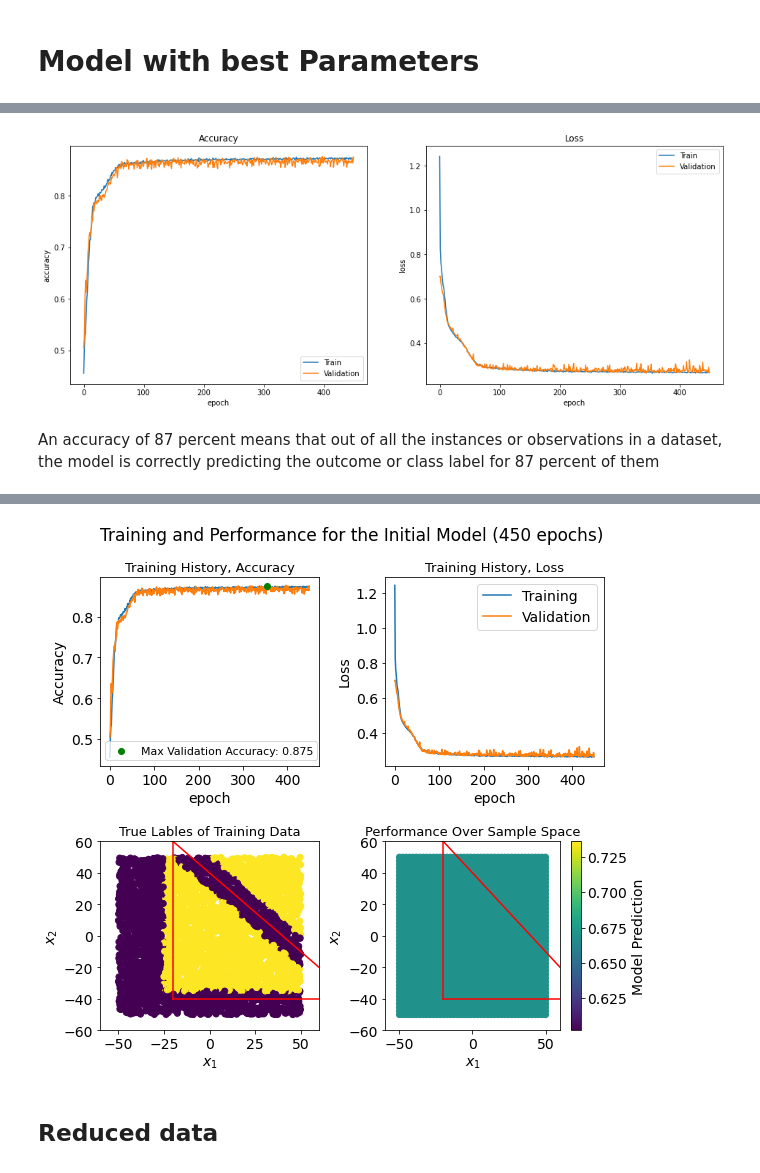
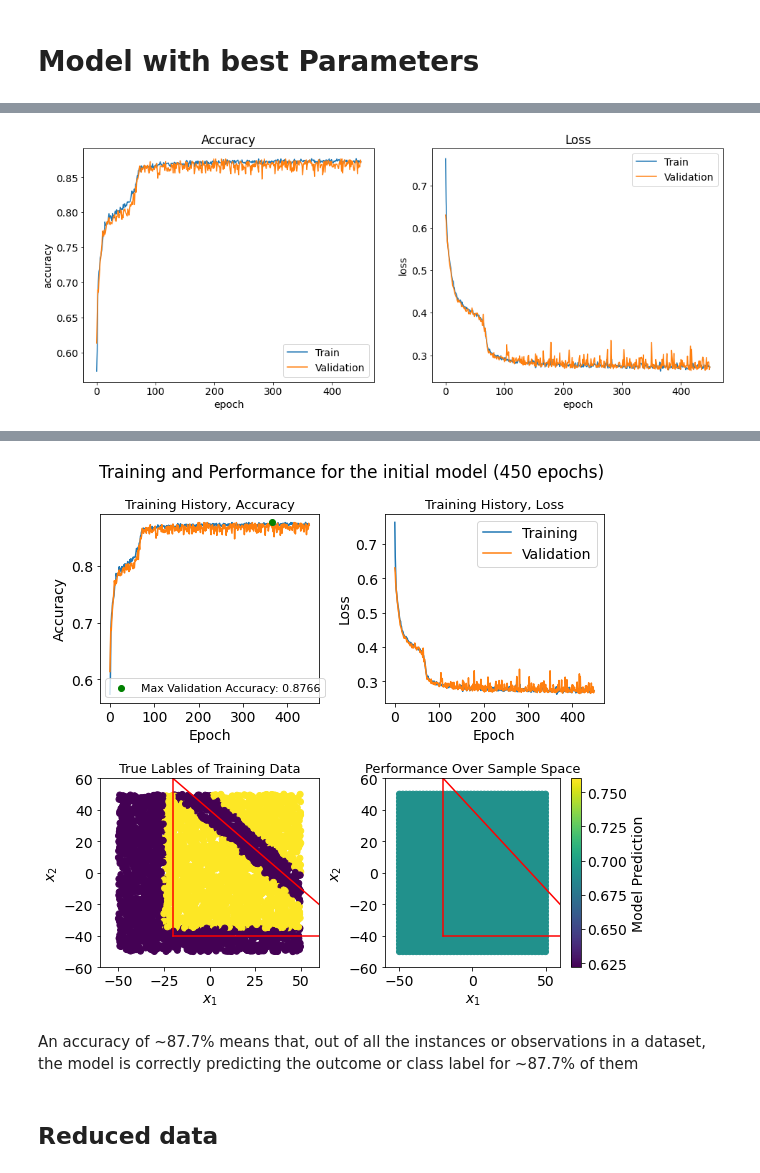
Before and after one commit to Berto70/comp_lab_b, a Jupyter notebook: assignments/group2307_exercise1.ipynb, the cells around one changed output, grey strips where cells are left out. Drawn from its saved outputs; the diff is of its cells as text; code cells hidden in the pictures.

```diff
--- a/assignments/group2307_exercise1.ipynb
+++ b/assignments/group2307_exercise1.ipynb
@@ -120,6 +98,12 @@ Number of samples in train data: 3200
 # %%
-(x_train, y_train) = (x[0:N_train],y[0:N_train])
-(x_valid, y_valid) = (x[N_train:],y[N_train:])
+from sklearn.utils import shuffle
+
+(x_train, y_train) = (x[0:N_train], y[0:N_train])
+(x_valid, y_valid) = (x[N_train:], y[N_train:])
+
+# shuffle the data
+(x_train, y_train), (x_valid, y_valid) = shuffle(x_train, y_train), shuffle(x_valid, y_valid)
+
 print("Train:",len(x_train),"\t Validation:",len(x_valid))
 # %% [output]
 Train: 3200      Validation: 800
@@ -234,7 +242,8 @@ The model is created with the previously optimized batch size of 64, and an epoc
 
 The results show the mean test score and standard deviation of the test scores for each dropout rate. The best dropout rate found by the grid search is printed along with its corresponding mean test score.
 # %%
-batch_size = 64
+batch_size = best_batch_size
+
 model_gridsearch = KerasClassifier(build_fn=created_model,
                         epochs=50,
                         batch_size=batch_size,
@@ -249,7 +258,7 @@ param_grid = dict(dropout_rate=dropout_rate)
 grid = GridSearchCV(estimator=model_gridsearch, param_grid=param_grid, n_jobs=1, cv=4)
 grid_result = grid.fit(x_train,y_train)
 
-#results
+# summarize results
 print("Best: %f using %s" % (grid_result.best_score_, grid_result.best_params_))
 means = grid_result.cv_results_['mean_test_score']
 stds = grid_result.cv_results_['std_test_score']
@@ -347,19 +360,24 @@ fit = best_model.fit(x_train,y_train, epochs=epochs, batch_size=batch_size, vali
 # %%
+# Creating the plot
 fig = plt.figure(figsize=(16,6))
 ax1 = fig.add_subplot(1,2,1)
 ax2 = fig.add_subplot(1,2,2)
 
-# accuracy in training and validation
+# Accuracy in training and validation
 ax1.plot(fit.history['accuracy'])
 ax1.plot(fit.history['val_accuracy'])
+
+# Setting labels and legend
 ax1.set_title('Accuracy')
 ax1.set_ylabel('accuracy')
 ax1.set_xlabel('epoch')
 ax1.legend(['Train', 'Validation'])
 
-# loss in training and validation
+# Loss in training and validation
 ax2.plot(fit.history['loss'])
 ax2.plot(fit.history['val_loss'])
+
+# Setting labels and legend
 ax2.set_title('Loss')
 ax2.set_ylabel('loss')
 ax2.set_xlabel('epoch')
@@ -367,11 +385,9 @@ ax2.legend(['Train', 'Validation'])
 
 plt.show()
 # %% [output]
-[figure, old version]
+[figure, new version]
-# %% [markdown]
-An accuracy of 87 percent means that out of all the instances or observations in a dataset, the model is correctly predicting the outcome or class label for 87 percent of them
 # %%
-#defining a gid to represent the sample space
+# Defining a grid to represent the sample space
 dX = 2 #number of dimensions of the data
 LG = int(np.sqrt(4000/2))
 x1 = np.linspace(-50,50,LG)
@@ -382,35 +398,38 @@ for i in range(LG):
     for j in range(LG):
         grid[k,:]=(x1[j],x2[i])
         k=k+1
-#rescaling grid points
+
+# Rescaling grid points
 grid_r = grid/50
-#performing a prediction on grid points
+
+# Performing a prediction on grid points
 pred = best_model.predict(grid_r)
 
-
+# Best validation accuracy
 plt.rcParams['font.size'] = 14
 max_val_acc = np.max(fit.history['accuracy'])
 max_val_epoch = np.argmax(fit.history['accuracy'])
-print('The best valadation accuracy,',max_val_acc,', was acheved on the',max_val_epoch,'th epoch.')
+print('The best valadation accuracy, %.3f, was achieved on the %uth epoch.' %(max_val_acc, max_val_epoch))
 
-#plot perfomance vs epochs
-fig,AX=plt.subplots(2,2,figsize=(7,7))
-fig.suptitle('Training and Performance for the Initial Model (450 epochs)', y=1, fontsize=17)
+# perfomance vs epochs plot
+fig, AX=plt.subplots(2, 2, figsize=(7, 7))
+fig.suptitle('Training and Performance for the initial model (450 epochs)', y=1, fontsize=17)
 ax=AX[0][0]
-ax.set_title('Training History, Accuracy',fontsize = 13)
+ax.set_title('Training History, Accuracy', fontsize=13)
+
 mystring = "Max Validation Accuracy: "+str(round(max_val_acc,4))
-ax.scatter(max_val_epoch,max_val_acc, color = 'g', label = mystring, zorder = 10)
+ax.scatter(max_val_epoch,max_val_acc, color = 'g', label = mystring, zorder=10)
 ax.plot(fit.history['accuracy'])
 ax.plot(fit.history['val_accuracy'])
-ax.legend(fontsize = 11)
-ax.set_xlabel('epoch')
+ax.legend(fontsize=11, loc='best')
+ax.set_xlabel('Epoch')
 ax.set_ylabel("Accuracy")
 
 ax=AX[0][1]
-ax.set_title('Training History, Loss',fontsize = 13)
-ax.plot(fit.history['loss'],label="Training")
-ax.plot(fit.history['val_loss'],label="Validation")
-ax.set_xlabel('epoch')
+ax.set_title('Training History, Loss', fontsize=13)
+ax.plot(fit.history['loss'], label="Training")
+ax.plot(fit.history['val_loss'], label="Validation")
+ax.set_xlabel('Epoch')
 ax.set_ylabel("Loss")
 ax.legend()
 
@@ -418,6 +437,7 @@ def boundaries():
     ax.plot((-20,-20),(-40,60),c="r")
     ax.plot((-20,80),(-40,-40),c="r")
     ax.plot((-20,80),(60,-40),c="r")
+
 ax=AX[1][0]
 ax.scatter(x[:,0],x[:,1],c=y)
 ax.set_title('True Lables of Training Data',fontsize = 13)
@@ -425,7 +445,9 @@ ax.set_xlim(-60,60)
 ax.set_ylim(-60,60)
 ax.set_xlabel('$x_1$')
 ax.set_ylabel('$x_2$')
+
 boundaries()
+
 ax=AX[1][1]
 col = ax.scatter(grid[:,0],grid[:,1],c=pred)
 ax.set_title('Performance Over Sample Space',fontsize = 13)
@@ -434,7 +456,9 @@ ax.set_ylim(-60,60)
 ax.set_xlabel('$x_1$')
 ax.set_ylabel('$x_2$')
 fig.colorbar(col, label ='Model Prediction')
+
 boundaries()
+
 plt.subplots_adjust(left=0,
                     bottom=0,
                     right=1,
@@ -447,4 +471,6 @@ The best valadation accuracy, 0.875 , was acheved on the 354 th epoch.
-[figure, old version]
+[figure, new version]
+# %% [markdown]
+An accuracy of ~87.7% means that, out of all the instances or observations in a dataset, the model is correctly predicting the outcome or class label for ~87.7% of them
 # %% [markdown]
 ## Reduced data
 # %% [markdown]
```
Also changed, not shown: parts of 32 cells of this notebook.
